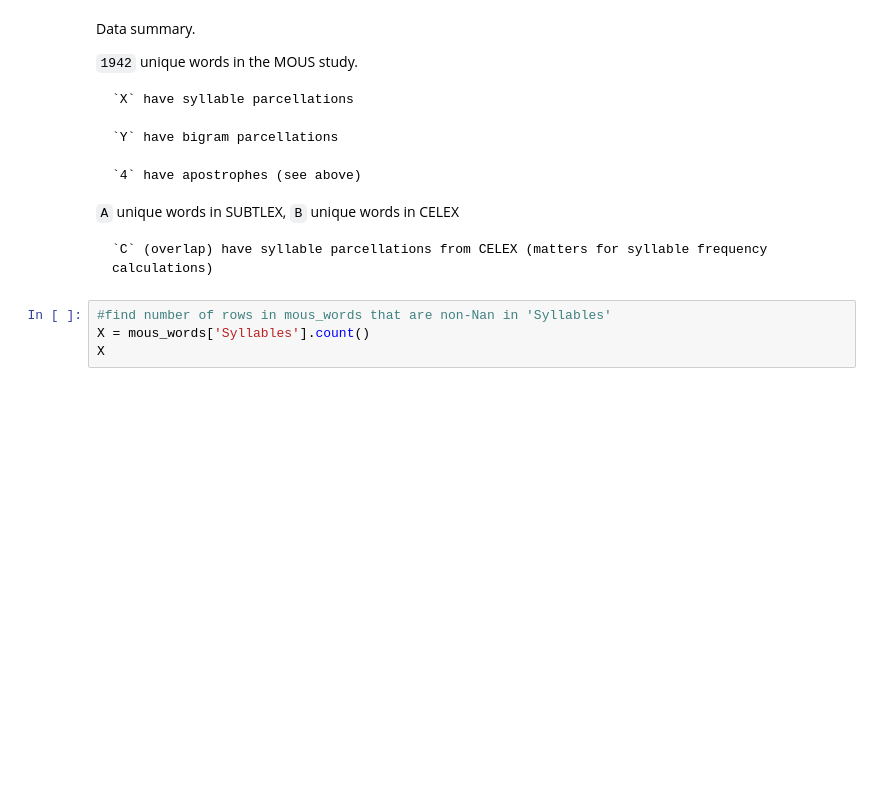
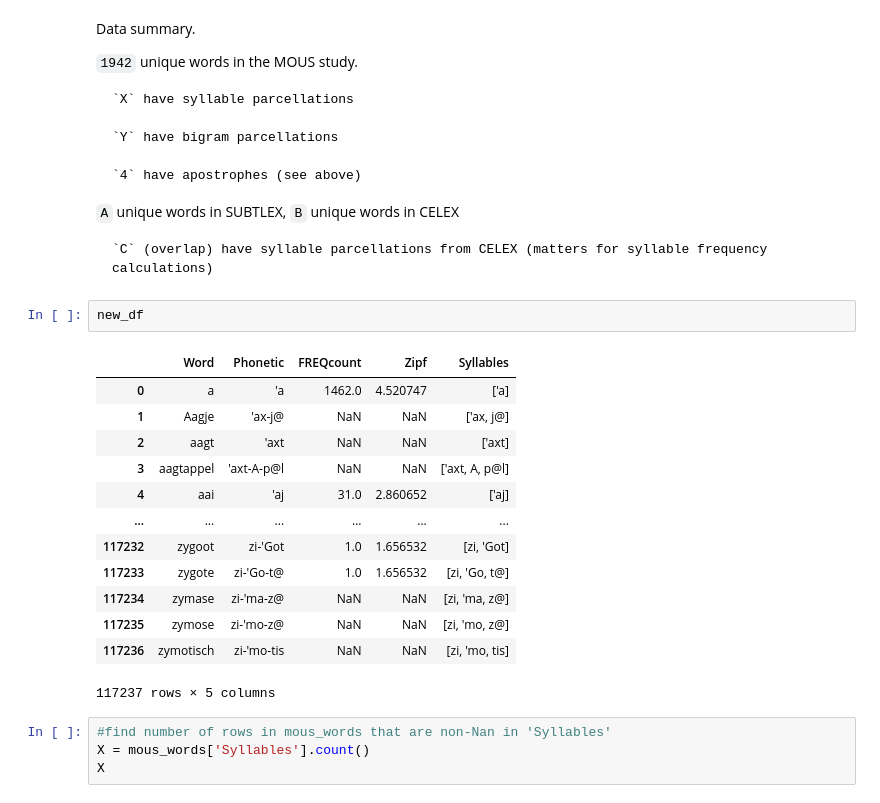
Before and after one commit to suneelbanerjee/MOUS_hierarchical-representations, a Jupyter notebook: master_table.ipynb, the cells around one changed output. Saved outputs shown, nothing was run; the diff lists cells and outputs as text; blank space fills up the shorter version.

```diff
--- a/master_table.ipynb
+++ b/master_table.ipynb
@@ -447,6 +463,22 @@ Data summary.
 `A` unique words in SUBTLEX, `B` unique words in CELEX
 
     `C` (overlap) have syllable parcellations from CELEX (matters for syllable frequency calculations)
+# %%
+new_df
+# %% [output]
+|  | Word | Phonetic | FREQcount | Zipf | Syllables |
+| 0 | a | 'a | 1462.0 | 4.520747 | ['a] |
+| 1 | Aagje | 'ax-j@ | NaN | NaN | ['ax, j@] |
+| 2 | aagt | 'axt | NaN | NaN | ['axt] |
+| 3 | aagtappel | 'axt-A-p@l | NaN | NaN | ['axt, A, p@l] |
+| 4 | aai | 'aj | 31.0 | 2.860652 | ['aj] |
+| ... | ... | ... | ... | ... | ... |
+| 117232 | zygoot | zi-'Got | 1.0 | 1.656532 | [zi, 'Got] |
+| 117233 | zygote | zi-'Go-t@ | 1.0 | 1.656532 | [zi, 'Go, t@] |
+| 117234 | zymase | zi-'ma-z@ | NaN | NaN | [zi, 'ma, z@] |
+| 117235 | zymose | zi-'mo-z@ | NaN | NaN | [zi, 'mo, z@] |
+| 117236 | zymotisch | zi-'mo-tis | NaN | NaN | [zi, 'mo, tis] |
+117237 rows × 5 columns
 # %%
 #find number of rows in mous_words that are non-Nan in 'Syllables'
 X = mous_words['Syllables'].count()
```
Also changed, not shown: parts of 6 cells of this notebook, 12 other files.
